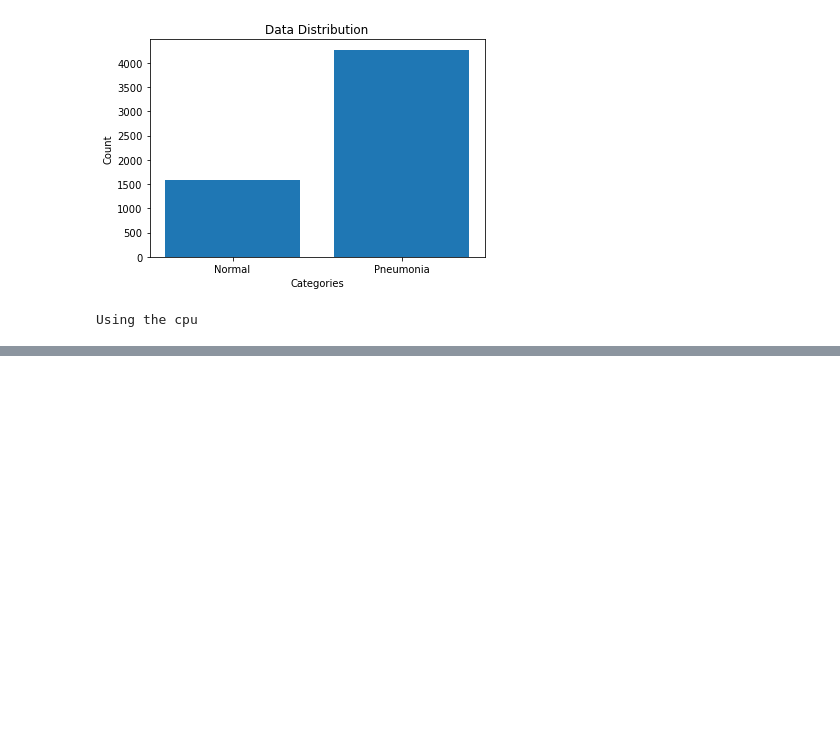
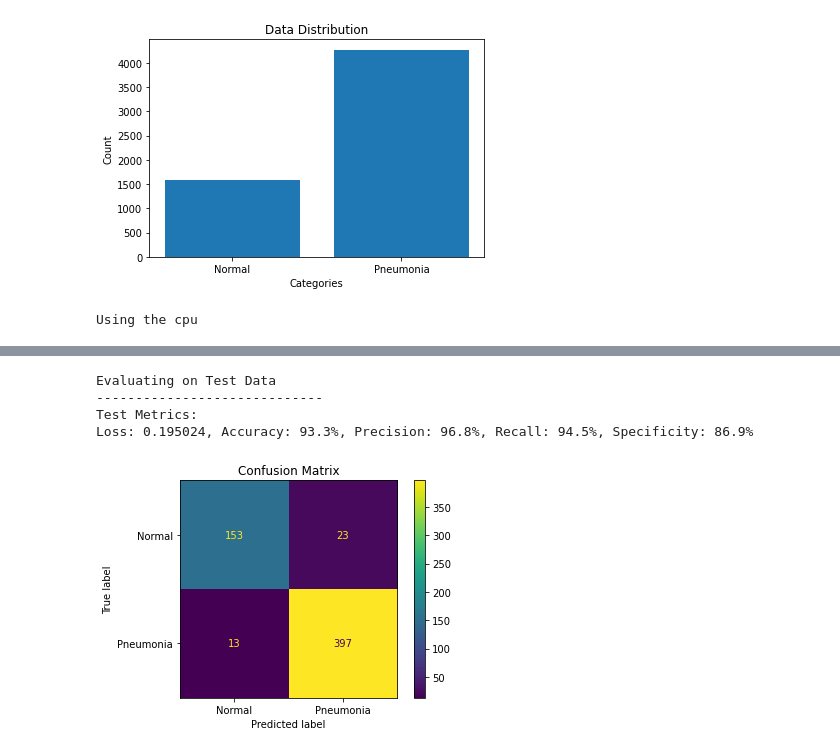
Before and after one commit to sjacob2019/Pneumonia-Chest-Xray, a Jupyter notebook: main.ipynb, the cells around one changed output, grey strips where cells are left out. Cells and saved outputs as stored; diff of their text form; code cells hidden in the pictures; blank space fills up the shorter version.

```diff
--- a/main.ipynb
+++ b/main.ipynb
@@ -218,0 +218,10 @@ _ = save_model(model, './trained_models/best_model.pth')
+# %%
+# Using Class Weights
+EPOCHS = 15
+BATCH_SIZE = 32
+LEARNING_RATE = 0.00175
+REGULARIZATION = 1e-4
+IMG_SIZE = (96, 96)
+DEVICE = torch.device('cuda' if torch.cuda.is_available() else 'cpu')
+# %%
+class_weights_model = CNN().to(DEVICE)
@@ -218,0 +243,19 @@ _ = save_model(model, './trained_models/best_model.pth')
+# %%
+for t in range(EPOCHS):
+    print(f"Epoch {t+1}\n-------------------------------")
+    train_loop(
+        train_dataloader,
+        class_weights_model,
+        optimizer,
+        DEVICE,
+        class_weights_history,
+        class_weights=class_weights
+    )
+    evaluate(
+        val_dataloader,
+        class_weights_model,
+        DEVICE,
+        class_weights_history,
+        class_weights=class_weights
+    )
+print("Done!")
@@ -218,0 +280,19 @@ _ = save_model(model, './trained_models/best_model.pth')
+# %%
+print('Evaluating on Test Data\n-----------------------------')
+y_pred, y_true = evaluate(
+    test_dataloader,
+    class_weights_model,
+    DEVICE,
+    class_weights_history,
+    mode='test',
+    class_weights=class_weights
+)
+# %% [output]
+Evaluating on Test Data
+-----------------------------
+Test Metrics:
+Loss: 0.195024, Accuracy: 93.3%, Precision: 96.8%, Recall: 94.5%, Specificity: 86.9%
+# %%
+plot_confusion_matrix(y_pred, y_true)
+# %% [output]
+[figure, added]
```
Also changed, not shown: parts of 22 cells of this notebook, 6 other files.
